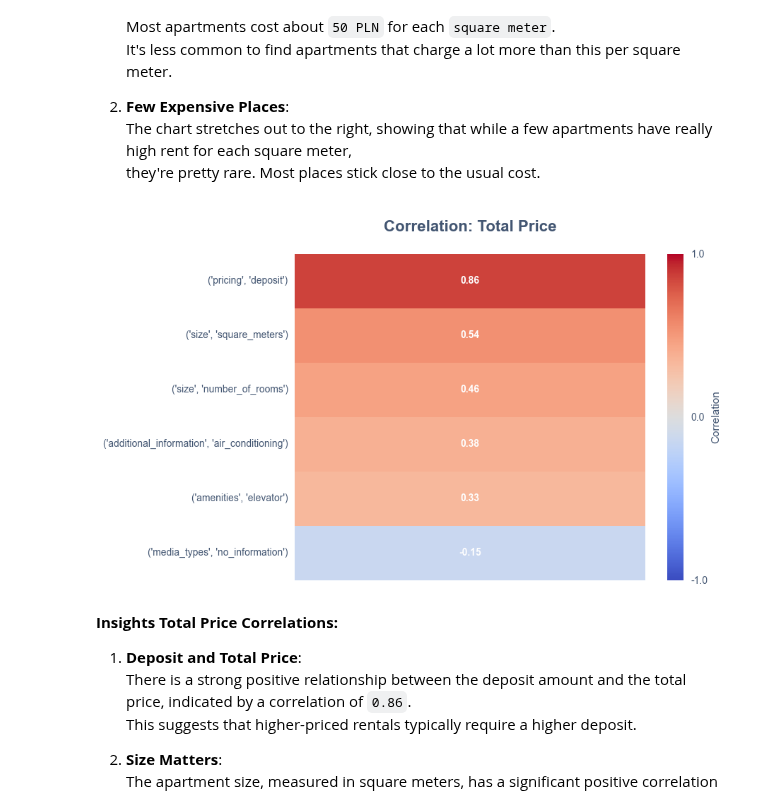
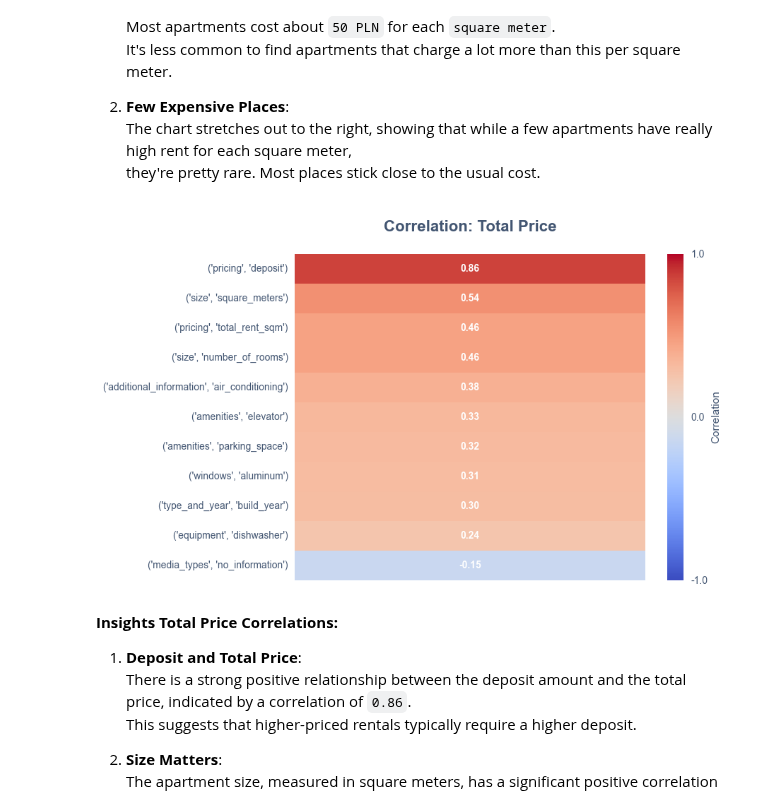
Before and after one commit to Luk-kar/Home-Market-Harvester, a Jupyter notebook: notebooks/003_EDA.ipynb, the cells around one changed output. Saved outputs shown, nothing was run; the diff lists cells and outputs as text; code cells hidden in the pictures.

Commit message:
total_rent_sqm refactor

```diff
--- a/notebooks/003_EDA.ipynb
+++ b/notebooks/003_EDA.ipynb
@@ -265,5 +268,5 @@ data_path_manager.save_df(combined_df, domain="combined")
 # %%
-saved_combined = data_path_manager._load_cleaned_df(domain="combined")
-saved_combined.sample(5)
+combined_df = data_path_manager._load_cleaned_df(domain="combined")
+combined_df.sample(5)
 # %% [output]
 |  | listing |  |  |  | pricing |  |  |  | ... |
@@ -787,9 +788,9 @@ def show_extreme_correlations(data: pd.DataFrame, column_of_interest: Tuple[str,
         plt.title(f'Correlation: {title}\n', color=aesthetics_plots['label_color'], fontsize = aesthetics_plots['title_size'], weight=aesthetics_plots['fontweight'])
         plt.show()
 # %%
-show_extreme_correlations(combined_df, ('pricing', 'total_rent'), title="Total Price")
+show_extreme_correlations(combined_df, ('pricing', 'total_rent'), num_results = 10, title="Total Price")
 # %% [output]
-[figure, old version]
+[figure, new version]
 # %% [markdown]
 **Insights Total Price Correlations:**
 
```
Also changed, not shown: parts of 13 cells of this notebook, 2 other files.
